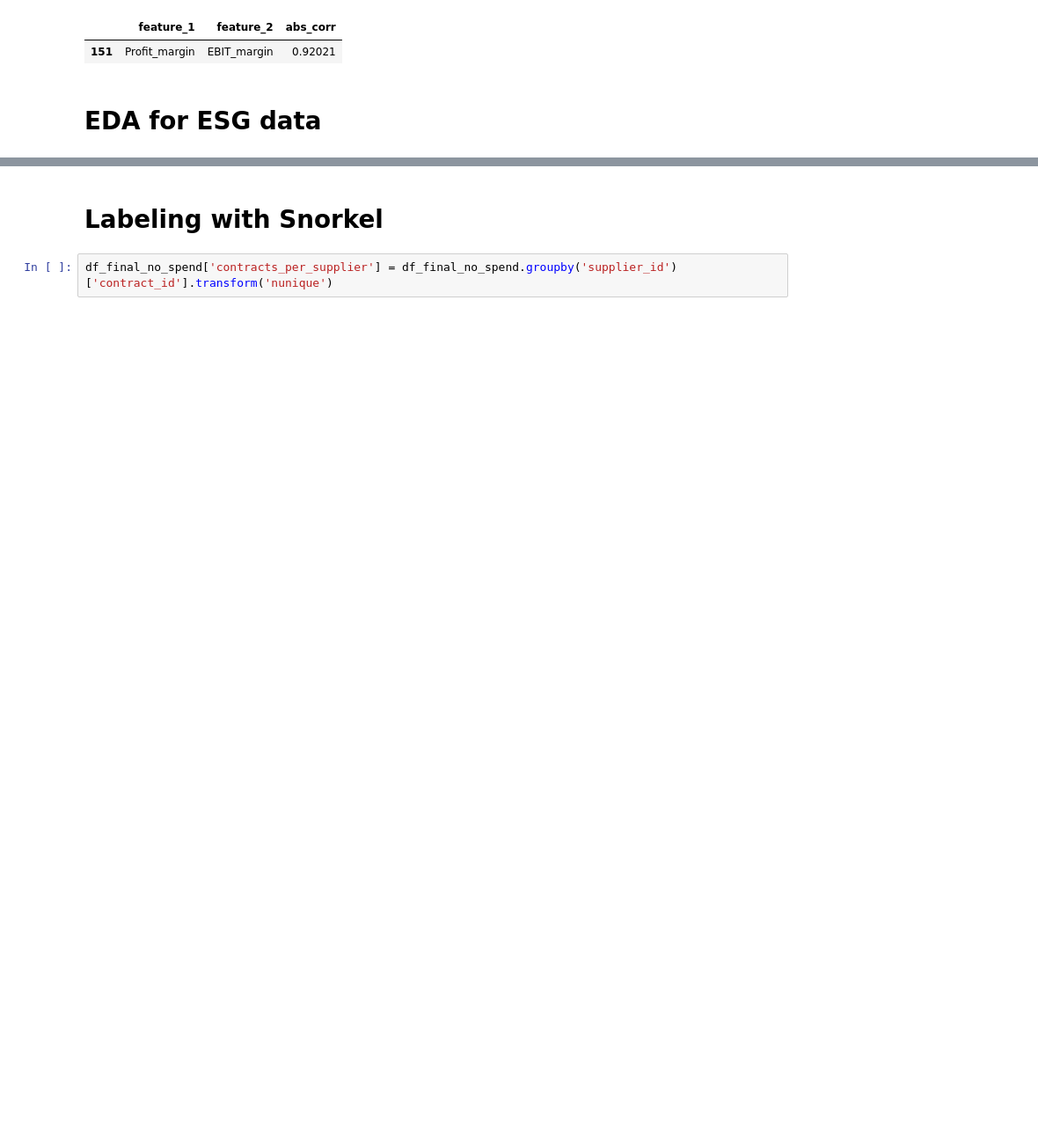
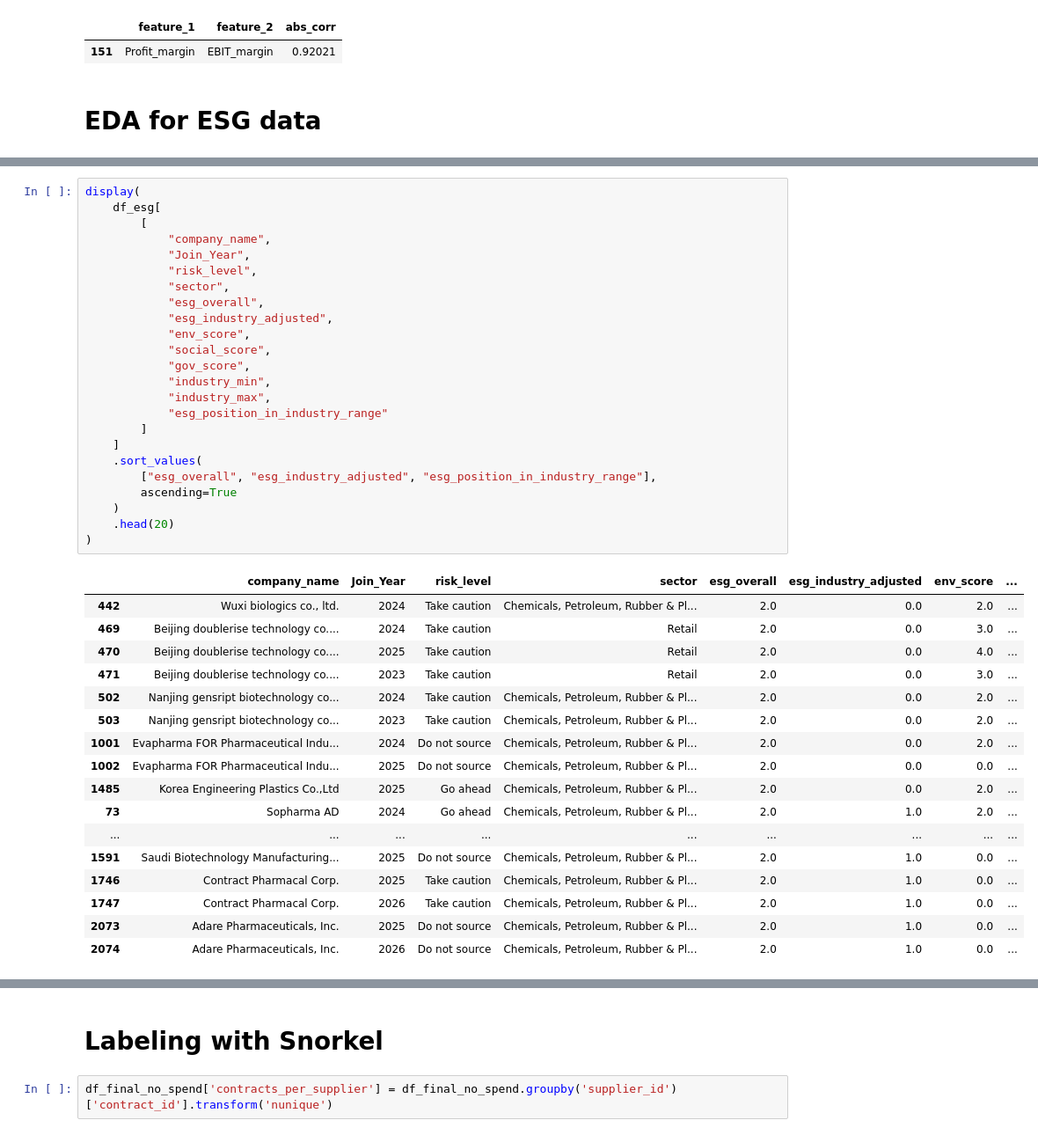
Before and after one commit to ThomasRoennebek/Signal_Fusion_with_Meta-learners-, a Jupyter notebook: Notebooks/Snorkel_labeling.ipynb, the cells around one changed output, grey strips where cells are left out. Shown at 88% size. Saved outputs shown, nothing was run; the diff lists cells and outputs as text; blank space fills up the shorter version.

Commit message:
feature engineering

```diff
--- a/Notebooks/Snorkel_labeling.ipynb
+++ b/Notebooks/Snorkel_labeling.ipynb
@@ -591,0 +671,42 @@ display(high_corr_pairs)
+# %%
+display(
+    df_esg[
+        [
+            "company_name",
+            "Join_Year",
+            "risk_level",
+            "sector",
+            "esg_overall",
+            "esg_industry_adjusted",
+            "env_score",
+            "social_score",
+            "gov_score",
+            "industry_min",
+            "industry_max",
+            "esg_position_in_industry_range"
+        ]
+    ]
+    .sort_values(
+        ["esg_overall", "esg_industry_adjusted", "esg_position_in_industry_range"],
+        ascending=True
+    )
+    .head(20)
+)
+# %% [output]
+|  | company_name | Join_Year | risk_level | sector | esg_overall | esg_industry_adjusted | env_score | ... |
+| 442 | Wuxi biologics co., ltd. | 2024 | Take caution | Chemicals, Petroleum, Rubber & Pl... | 2.0 | 0.0 | 2.0 | ... |
+| 469 | Beijing doublerise technology co.... | 2024 | Take caution | Retail | 2.0 | 0.0 | 3.0 | ... |
+| 470 | Beijing doublerise technology co.... | 2025 | Take caution | Retail | 2.0 | 0.0 | 4.0 | ... |
+| 471 | Beijing doublerise technology co.... | 2023 | Take caution | Retail | 2.0 | 0.0 | 3.0 | ... |
+| 502 | Nanjing gensript biotechnology co... | 2024 | Take caution | Chemicals, Petroleum, Rubber & Pl... | 2.0 | 0.0 | 2.0 | ... |
+| 503 | Nanjing gensript biotechnology co... | 2023 | Take caution | Chemicals, Petroleum, Rubber & Pl... | 2.0 | 0.0 | 2.0 | ... |
+| 1001 | Evapharma FOR Pharmaceutical Indu... | 2024 | Do not source | Chemicals, Petroleum, Rubber & Pl... | 2.0 | 0.0 | 2.0 | ... |
+| 1002 | Evapharma FOR Pharmaceutical Indu... | 2025 | Do not source | Chemicals, Petroleum, Rubber & Pl... | 2.0 | 0.0 | 0.0 | ... |
+| 1485 | Korea Engineering Plastics Co.,Ltd | 2025 | Go ahead | Chemicals, Petroleum, Rubber & Pl... | 2.0 | 0.0 | 2.0 | ... |
+| 73 | Sopharma AD | 2024 | Go ahead | Chemicals, Petroleum, Rubber & Pl... | 2.0 | 1.0 | 2.0 | ... |
+| ... | ... | ... | ... | ... | ... | ... | ... | ... |
+| 1591 | Saudi Biotechnology Manufacturing... | 2025 | Do not source | Chemicals, Petroleum, Rubber & Pl... | 2.0 | 1.0 | 0.0 | ... |
+| 1746 | Contract Pharmacal Corp. | 2025 | Take caution | Chemicals, Petroleum, Rubber & Pl... | 2.0 | 1.0 | 0.0 | ... |
+| 1747 | Contract Pharmacal Corp. | 2026 | Take caution | Chemicals, Petroleum, Rubber & Pl... | 2.0 | 1.0 | 0.0 | ... |
+| 2073 | Adare Pharmaceuticals, Inc. | 2025 | Do not source | Chemicals, Petroleum, Rubber & Pl... | 2.0 | 1.0 | 0.0 | ... |
+| 2074 | Adare Pharmaceuticals, Inc. | 2026 | Do not source | Chemicals, Petroleum, Rubber & Pl... | 2.0 | 1.0 | 0.0 | ... |
```
Also changed, not shown: parts of 46 cells of this notebook, 3 other files.
